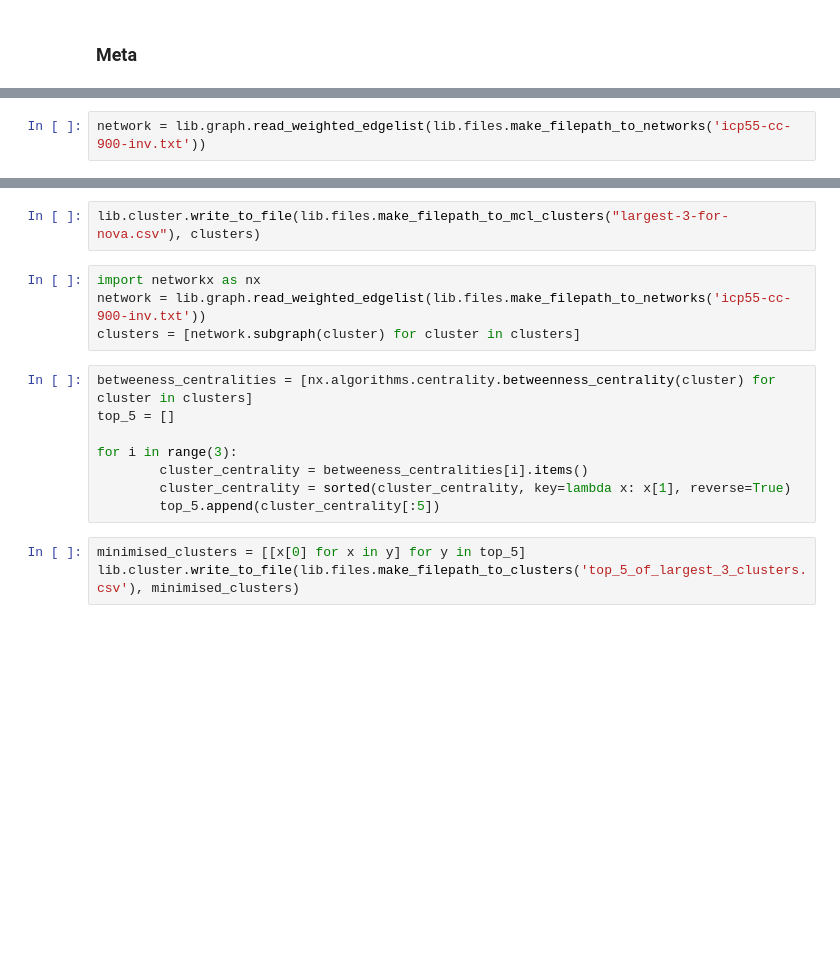
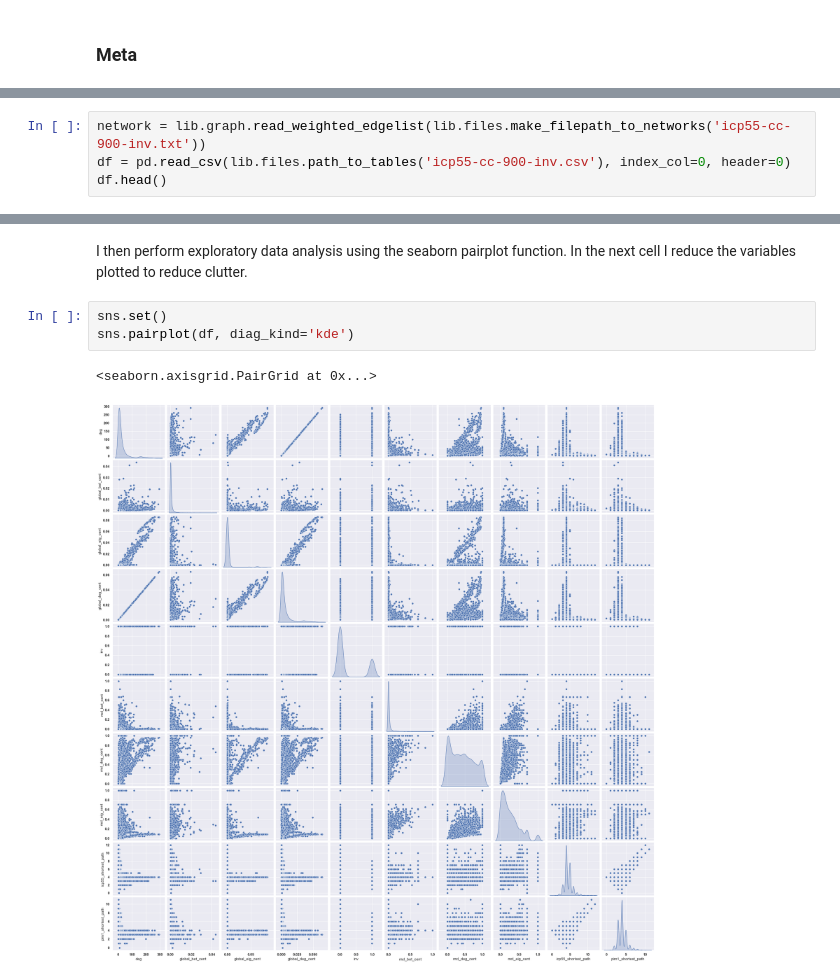
Before and after one commit to jkasimotto/PPI-Network-Analysis, a Jupyter notebook: notebooks/julian_o.ipynb, the cells around one changed output, grey strips where cells are left out. Drawn from its saved outputs; the diff is of its cells as text; blank space fills up the shorter version.

```diff
--- a/notebooks/julian_o.ipynb
+++ b/notebooks/julian_o.ipynb
@@ -38,2 +46,4 @@ YHC1 = '4932.YLR298C'
 # %%
 network = lib.graph.read_weighted_edgelist(lib.files.make_filepath_to_networks('icp55-cc-900-inv.txt'))
+df = pd.read_csv(lib.files.path_to_tables('icp55-cc-900-inv.csv'), index_col=0, header=0)
+df.head()
@@ -49,17 +50,8 @@ clusters = clusters[:3]
-# %%
-lib.cluster.write_to_file(lib.files.make_filepath_to_mcl_clusters("largest-3-for-nova.csv"), clusters)
-# %%
-import networkx as nx
-network = lib.graph.read_weighted_edgelist(lib.files.make_filepath_to_networks('icp55-cc-900-inv.txt'))
-clusters = [network.subgraph(cluster) for cluster in clusters]
-# %%
-betweeness_centralities = [nx.algorithms.centrality.betweenness_centrality(cluster) for cluster in clusters]
-top_5 = []
-
-for i in range(3):
-        cluster_centrality = betweeness_centralities[i].items()
-        cluster_centrality = sorted(cluster_centrality, key=lambda x: x[1], reverse=True)
-        top_5.append(cluster_centrality[:5])
-# %%
-minimised_clusters = [[x[0] for x in y] for y in top_5]
-lib.cluster.write_to_file(lib.files.make_filepath_to_clusters('top_5_of_largest_3_clusters.csv'), minimised_clusters)
+# %% [markdown]
+I then perform exploratory data analysis using the seaborn pairplot function. In the next cell I reduce the variables plotted to reduce clutter.
+# %%
+sns.set()
+sns.pairplot(df, diag_kind='kde')
+# %% [output]
+<seaborn.axisgrid.PairGrid at 0x...>
+[figure, added]
```
Also changed, not shown: parts of 13 cells of this notebook, 19 other files.
